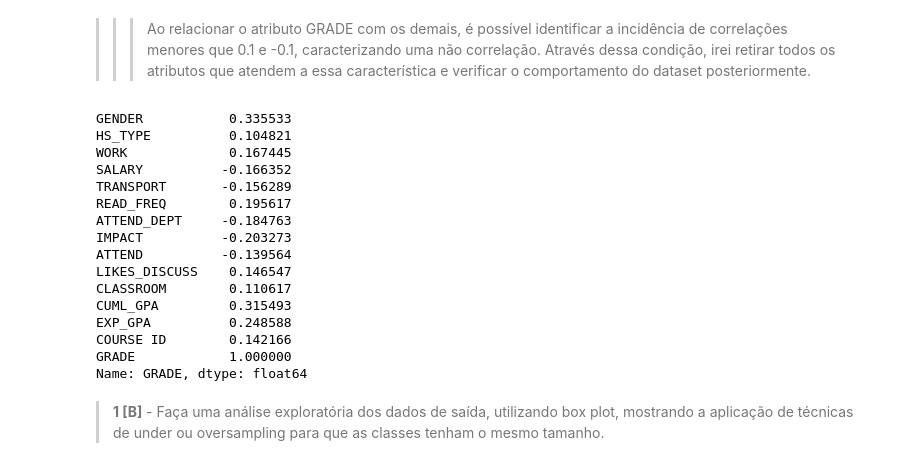
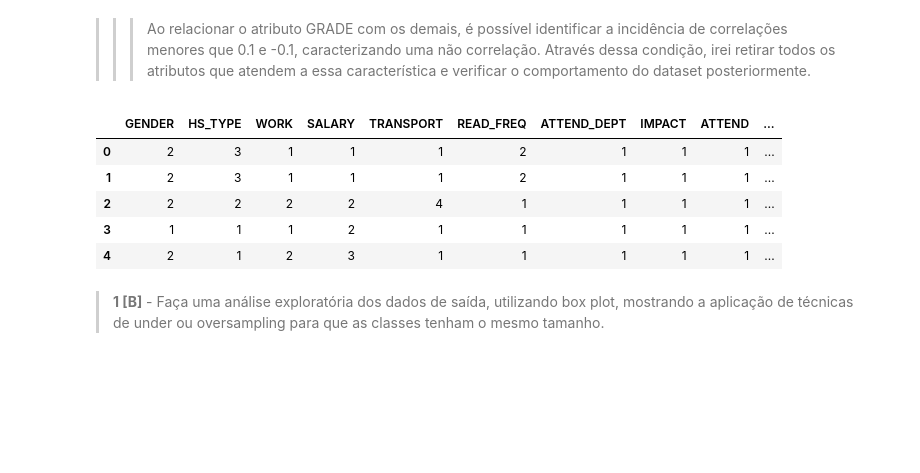
Before and after one commit to cori4nder/ia, a Jupyter notebook: Test02/Avaliacao02-IA-2022.ipynb, the cells around one changed output. Saved outputs shown, nothing was run; the diff lists cells and outputs as text; code cells hidden in the pictures; blank space fills up the shorter version.

```diff
--- a/Test02/Avaliacao02-IA-2022.ipynb
+++ b/Test02/Avaliacao02-IA-2022.ipynb
@@ -142,25 +142,15 @@ Name: GRADE, dtype: float64
 dstudent_drop = dstudent.copy()
 
 dstudent_drop = dstudent_drop.drop(['AGE', 'SCHOLARSHIP', 'ACTIVITY', 'PARTNER', 'LIVING', 'MOTHER_EDU', 'FATHER_EDU', '#_SIBLINGS', 'KIDS', 'MOTHER_JOB', 'FATHER_JOB', 'STUDY_HRS', 'READ_FREQ_SCI', 'PREP_STUDY', 'PREP_EXAM', 'NOTES', 'LISTENS' ], axis = 1)
-# %%
-dstudent_drop.corr()['GRADE']
-# %% [output]
-GENDER           0.335533
-HS_TYPE          0.104821
-WORK             0.167445
-SALARY          -0.166352
-TRANSPORT       -0.156289
-READ_FREQ        0.195617
-ATTEND_DEPT     -0.184763
-IMPACT          -0.203273
-ATTEND          -0.139564
-LIKES_DISCUSS    0.146547
-CLASSROOM        0.110617
-CUML_GPA         0.315493
-EXP_GPA          0.248588
-COURSE ID        0.142166
-GRADE            1.000000
-Name: GRADE, dtype: float64
+# %%
+dstudent_drop.head()
+# %% [output]
+|  | GENDER | HS_TYPE | WORK | SALARY | TRANSPORT | READ_FREQ | ATTEND_DEPT | IMPACT | ATTEND | ... |
+| 0 | 2 | 3 | 1 | 1 | 1 | 2 | 1 | 1 | 1 | ... |
+| 1 | 2 | 3 | 1 | 1 | 1 | 2 | 1 | 1 | 1 | ... |
+| 2 | 2 | 2 | 2 | 2 | 4 | 1 | 1 | 1 | 1 | ... |
+| 3 | 1 | 1 | 1 | 2 | 1 | 1 | 1 | 1 | 1 | ... |
+| 4 | 2 | 1 | 2 | 3 | 1 | 1 | 1 | 1 | 1 | ... |
 # %% [markdown]
 > **1 [B]** - Faça uma análise exploratória dos dados de saída, utilizando box plot, mostrando a aplicação de técnicas de under ou oversampling para que as classes tenham o mesmo tamanho. <br>
 # %%
```
Also changed, not shown: parts of 1 cell of this notebook.
